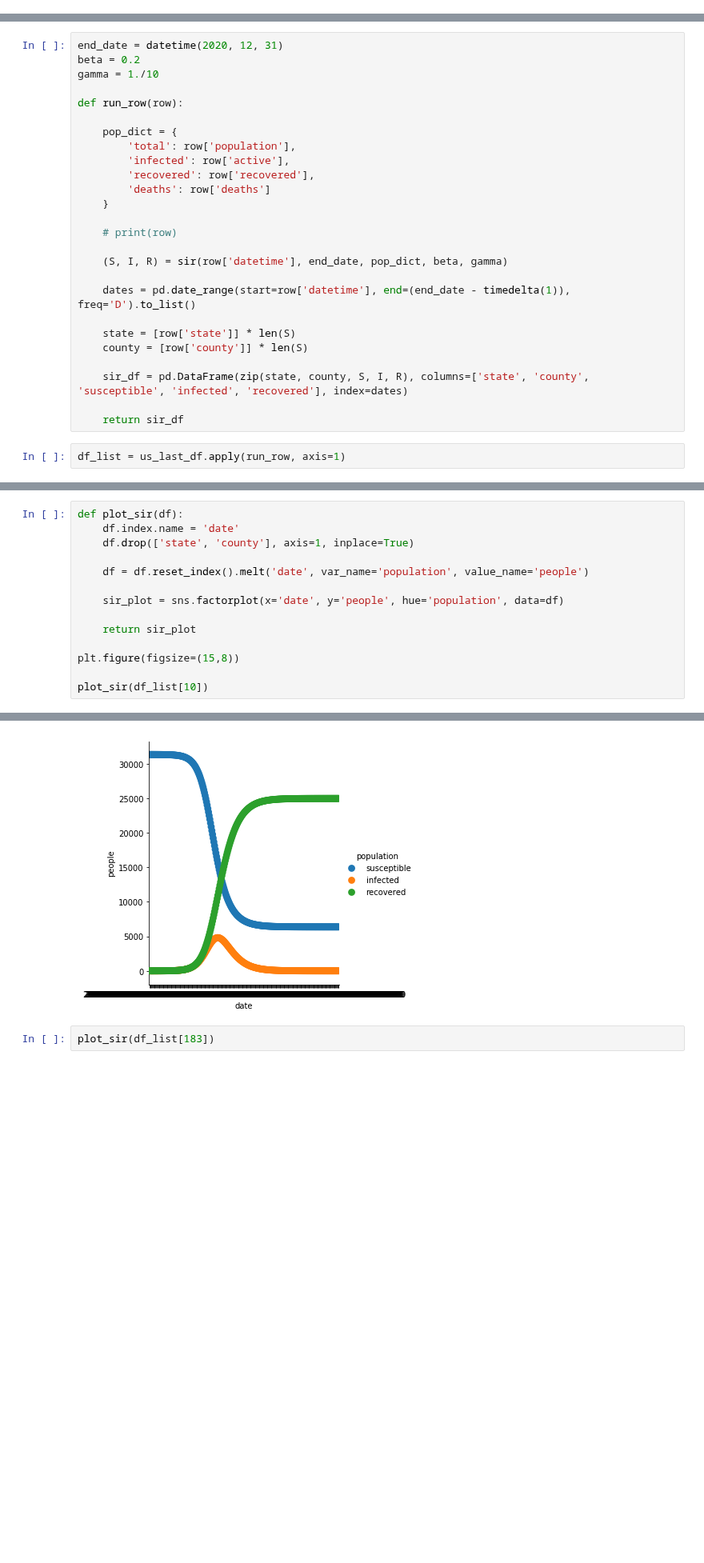
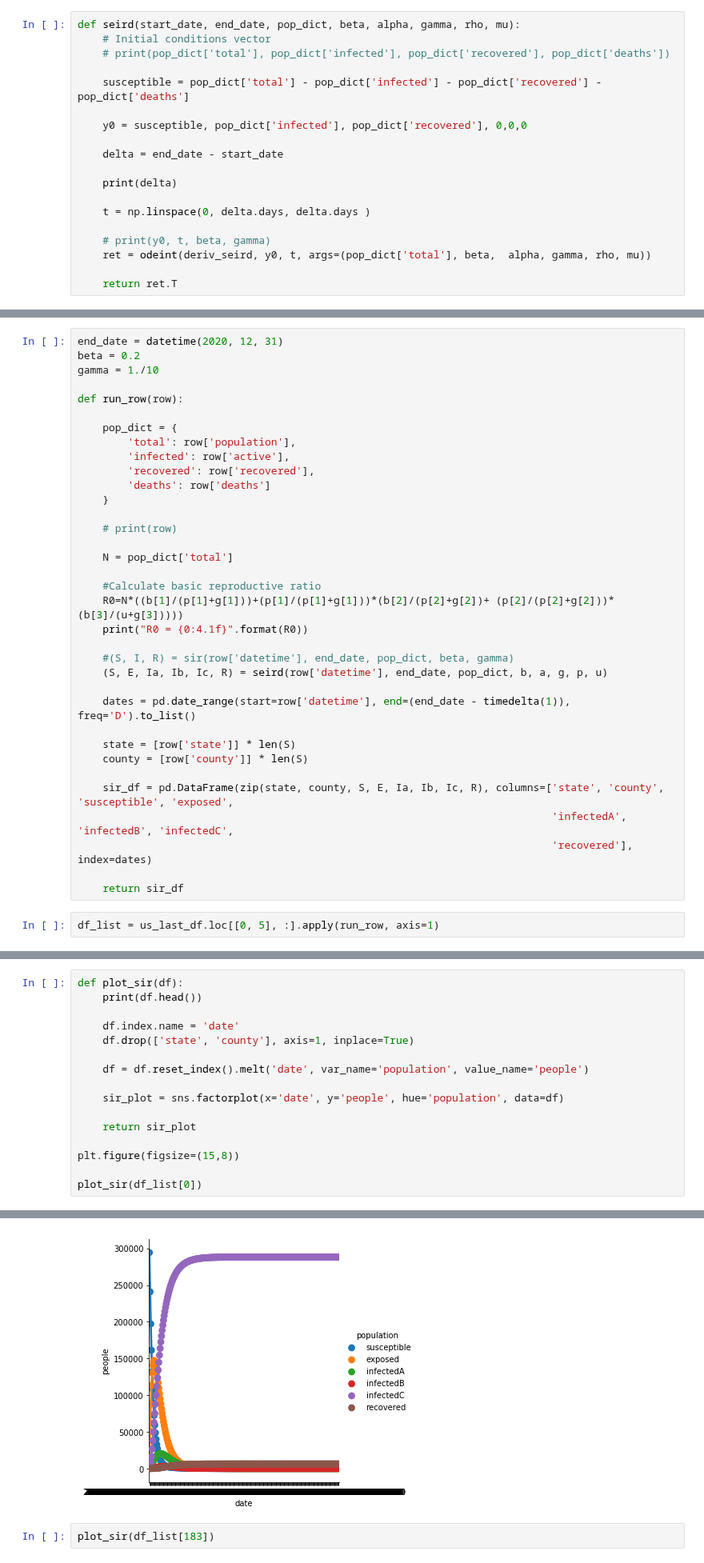
Before and after one commit to act-now-coalition/covid-data-model, a Jupyter notebook: scratch/SIR_covid_act_now.ipynb, the cells around one changed output, grey strips where cells are left out. Shown at 80% size. Saved outputs shown, nothing was run; the diff lists cells and outputs as text; blank space fills up the shorter version.

Commit message:
Adding SEIRD model

```diff
--- a/scratch/SIR_covid_act_now.ipynb
+++ b/scratch/SIR_covid_act_now.ipynb
@@ -107,0 +110,19 @@ def sir(start_date, end_date, pop_dict, beta, gamma):
+# %%
+def seird(start_date, end_date, pop_dict, beta, alpha, gamma, rho, mu):
+    # Initial conditions vector
+    # print(pop_dict['total'], pop_dict['infected'], pop_dict['recovered'], pop_dict['deaths'])
+
+    susceptible = pop_dict['total'] - pop_dict['infected'] - pop_dict['recovered'] - pop_dict['deaths']
+
+    y0 = susceptible, pop_dict['infected'], pop_dict['recovered'], 0,0,0
+
+    delta = end_date - start_date
+
+    print(delta)
+
+    t = np.linspace(0, delta.days, delta.days )
+
+    # print(y0, t, beta, gamma)
+    ret = odeint(deriv_seird, y0, t, args=(pop_dict['total'], beta,  alpha, gamma, rho, mu))
+
+    return ret.T
@@ -121,16 +172,25 @@ def run_row(row):
 
     # print(row)
 
-    (S, I, R) = sir(row['datetime'], end_date, pop_dict, beta, gamma)
+    N = pop_dict['total']
+
+    #Calculate basic reproductive ratio
+    R0=N*((b[1]/(p[1]+g[1]))+(p[1]/(p[1]+g[1]))*(b[2]/(p[2]+g[2])+ (p[2]/(p[2]+g[2]))*(b[3]/(u+g[3]))))
+    print("R0 = {0:4.1f}".format(R0))
+
+    #(S, I, R) = sir(row['datetime'], end_date, pop_dict, beta, gamma)
+    (S, E, Ia, Ib, Ic, R) = seird(row['datetime'], end_date, pop_dict, b, a, g, p, u)
 
     dates = pd.date_range(start=row['datetime'], end=(end_date - timedelta(1)), freq='D').to_list()
 
     state = [row['state']] * len(S)
     county = [row['county']] * len(S)
 
-    sir_df = pd.DataFrame(zip(state, county, S, I, R), columns=['state', 'county', 'susceptible', 'infected', 'recovered'], index=dates)
+    sir_df = pd.DataFrame(zip(state, county, S, E, Ia, Ib, Ic, R), columns=['state', 'county', 'susceptible', 'exposed',
+                                                                            'infectedA', 'infectedB', 'infectedC',
+                                                                            'recovered'], index=dates)
 
     return sir_df
 # %%
-df_list = us_last_df.apply(run_row, axis=1)
+df_list = us_last_df.loc[[0, 5], :].apply(run_row, axis=1)
 # %% [output]
@@ -168,5 +216,7 @@ df_list[0].head()
 # %%
 def plot_sir(df):
+    print(df.head())
+
     df.index.name = 'date'
     df.drop(['state', 'county'], axis=1, inplace=True)
 
@@ -178,5 +228,5 @@ def plot_sir(df):
 
 plt.figure(figsize=(15,8))
 
-plot_sir(df_list[10])
+plot_sir(df_list[0])
 # %% [output]
@@ -185,4 +248,4 @@ plot_sir(df_list[10])
-[figure, old version]
+[figure, new version]
 # %%
 plot_sir(df_list[183])
 # %% [output]
```
Also changed, not shown: parts of 10 cells of this notebook, 4 other files.
